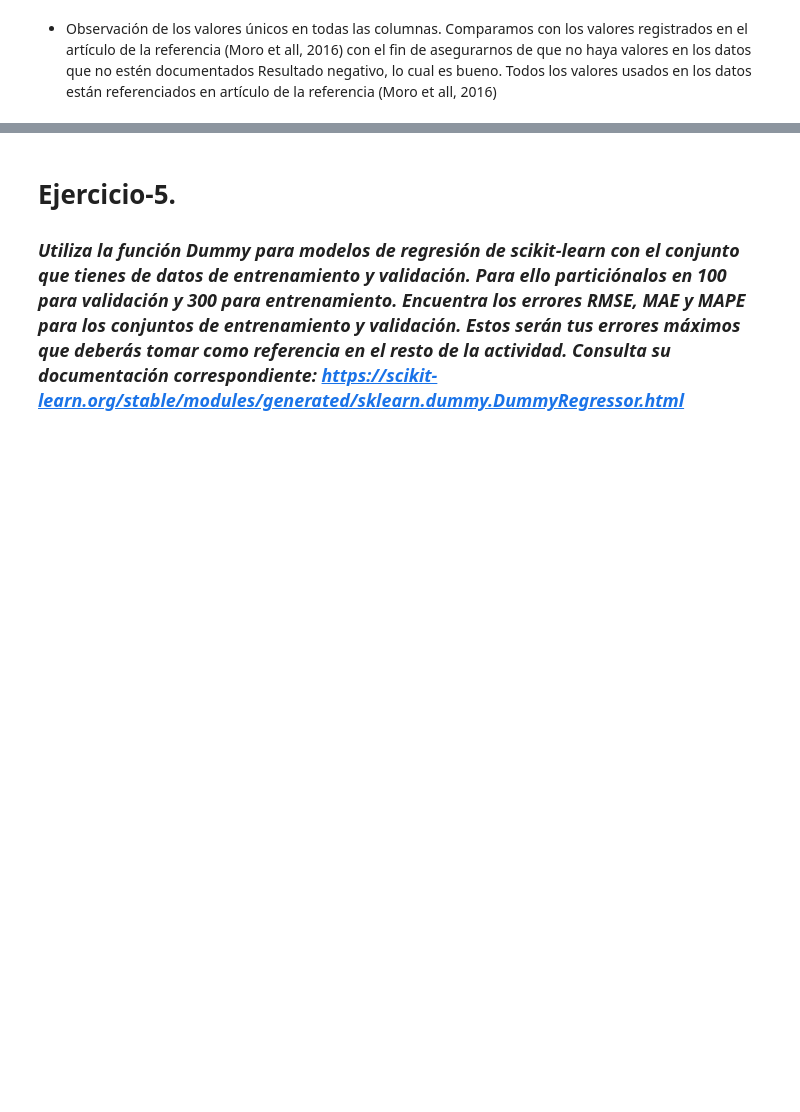
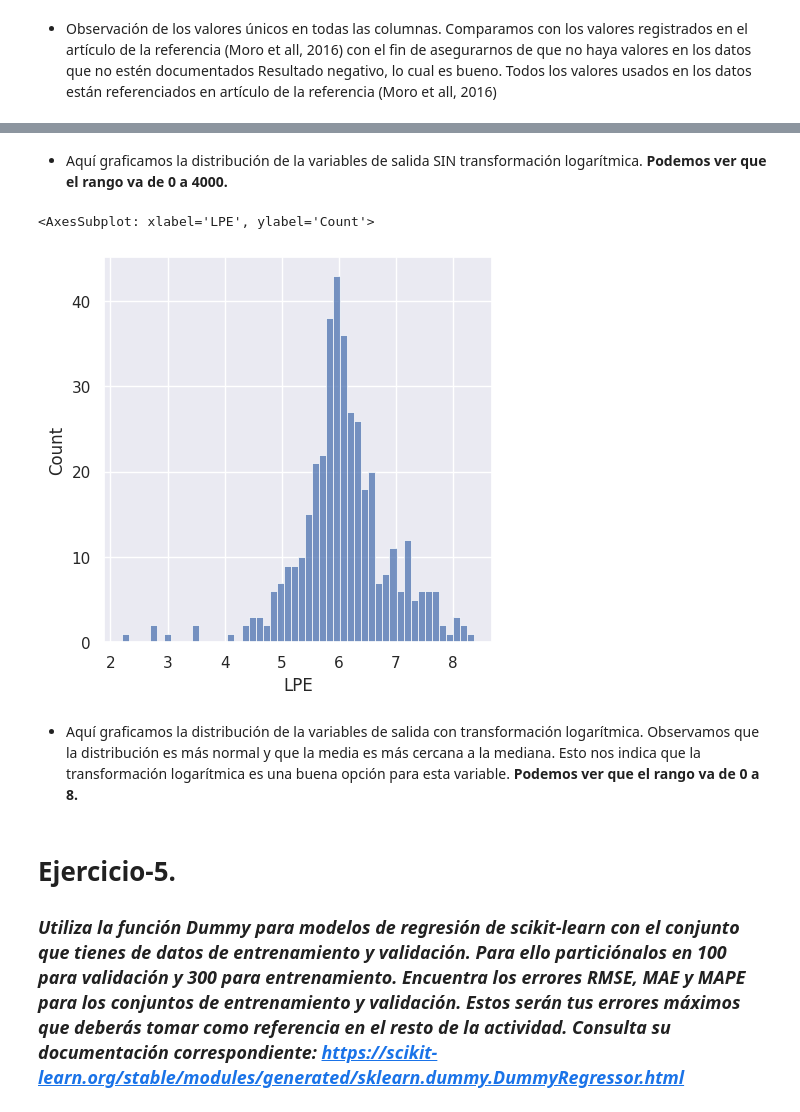
Before and after one commit to Edgar-IAH/IA-Grupo-45, a Jupyter notebook: Semana_7/Redneuronal_Equipo45.ipynb, the cells around one changed output, grey strips where cells are left out. Cells and saved outputs as stored; diff of their text form; code cells hidden in the pictures; blank space fills up the shorter version.

```diff
--- a/Semana_7/Redneuronal_Equipo45.ipynb
+++ b/Semana_7/Redneuronal_Equipo45.ipynb
@@ -239,6 +241,9 @@ X_train, X_test, Y_train, Y_test = train_test_split(
     X, Y, test_size=0.2, random_state=45
 )
 
+norm_Y_train = np.log(Y_train)
+norm_Y_test = np.log1p(Y_test)
+
 # Chequeamos el tamaño de los conjuntos obtenidos
 print(X_train.shape, ": dimensión de datos de entrada de entrenamiento y validación")
 print(X_test.shape, ": dimensión de datos de entrada de prueba")
@@ -578,3 +569,12 @@ columnasTransformer = ColumnTransformer(
+# %% [markdown]
+- Aquí graficamos la distribución de la variables de salida SIN transformación logarítmica. **Podemos ver que el rango va de 0 a 4000.**
+# %%
+sns.histplot(norm_Y_train, bins=50)
+# %% [output]
+<AxesSubplot: xlabel='LPE', ylabel='Count'>
+[figure, added]
+# %% [markdown]
+- Aquí graficamos la distribución de la variables de salida con transformación logarítmica. Observamos que la distribución es más normal y que la media es más cercana a la mediana. Esto nos indica que la transformación logarítmica es una buena opción para esta variable. **Podemos ver que el rango va de 0 a 8.**
 # %% [markdown]
 # **Ejercicio-5.**
 ### *Utiliza la función Dummy para modelos de regresión de scikit-learn con el conjunto que tienes de datos de entrenamiento y validación. Para ello particiónalos en 100 para validación y 300 para entrenamiento. Encuentra los errores RMSE, MAE y MAPE para los conjuntos de entrenamiento y validación. Estos serán tus errores máximos que deberás tomar como referencia en el resto de la actividad. Consulta su documentación correspondiente: https://scikit-learn.org/stable/modules/generated/sklearn.dummy.DummyRegressor.html*
```
Also changed, not shown: parts of 35 cells of this notebook.
